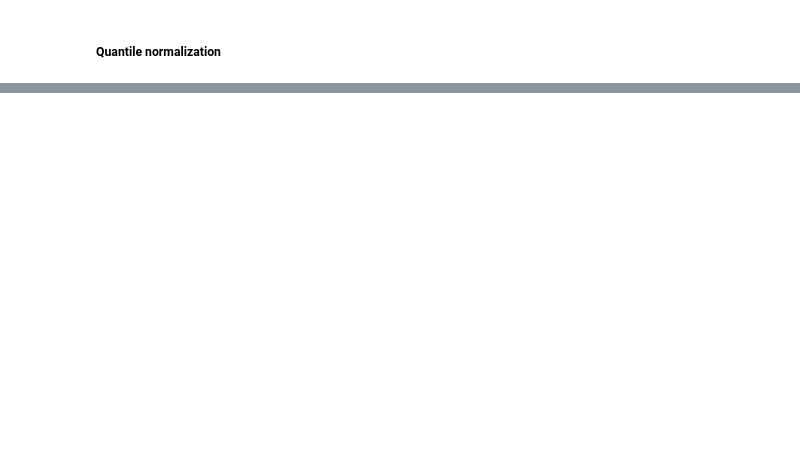
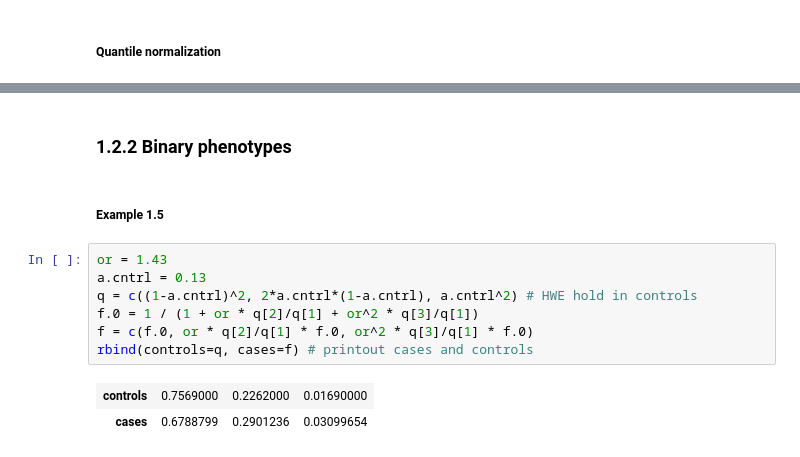
Before and after one commit to v-i-s-h/gwas-course-julia, a Jupyter notebook: r/01.ipynb, the cells around one changed output, grey strips where cells are left out. Saved outputs shown, nothing was run; the diff lists cells and outputs as text; blank space fills up the shorter version.

```diff
--- a/r/01.ipynb
+++ b/r/01.ipynb
@@ -120,0 +211,14 @@ legend("bottomright", col=c("cyan", "gold"), pch=1, leg=c("male", "female"))
+# %% [markdown]
+### 1.2.2 Binary phenotypes
+# %% [markdown]
+##### Example 1.5
+# %%
+or = 1.43
+a.cntrl = 0.13
+q = c((1-a.cntrl)^2, 2*a.cntrl*(1-a.cntrl), a.cntrl^2) # HWE hold in controls
+f.0 = 1 / (1 + or * q[2]/q[1] + or^2 * q[3]/q[1])
+f = c(f.0, or * q[2]/q[1] * f.0, or^2 * q[3]/q[1] * f.0)
+rbind(controls=q, cases=f) # printout cases and controls
+# %% [output]
+| controls | 0.7569000 | 0.2262000 | 0.01690000 |
+| cases | 0.6788799 | 0.2901236 | 0.03099654 |
```
Also changed, not shown: parts of 20 cells of this notebook, 1 other file.
